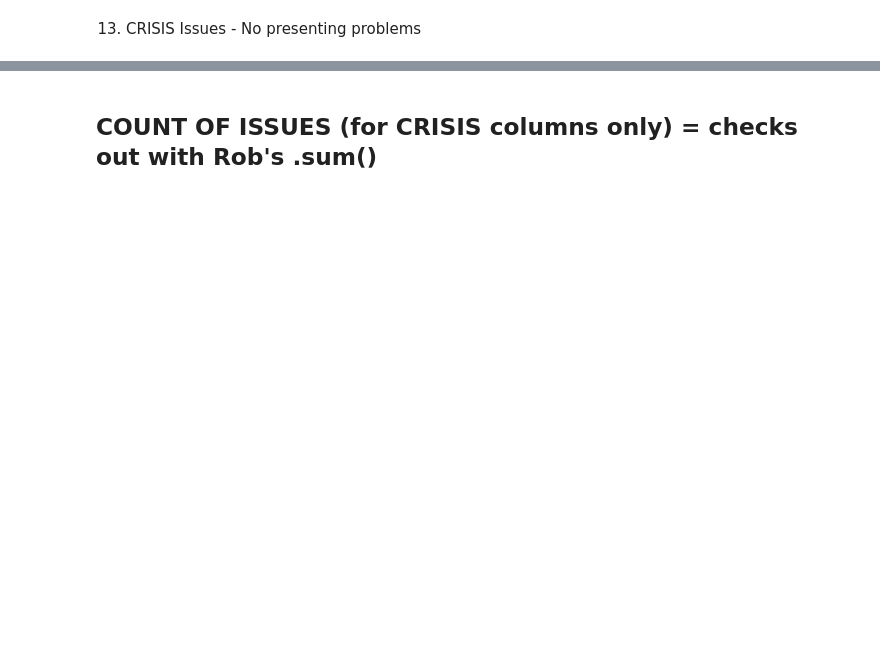
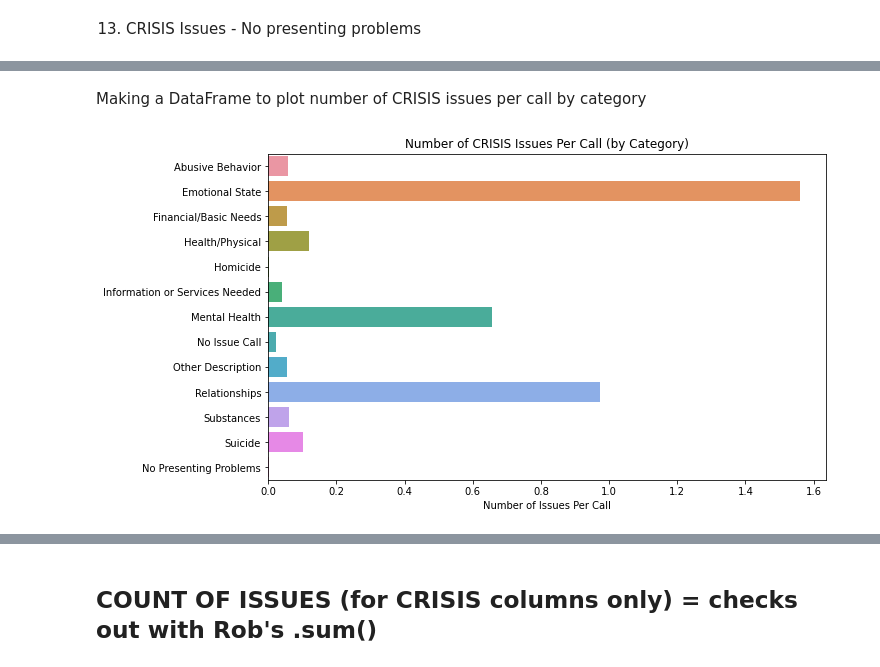
Before and after one commit to NSS-Data-Analytics-Cohort-6/fcs-crisis-data-campers, a Jupyter notebook: notebooks/FCS_project_datacampers.ipynb, the cells around one changed output, grey strips where cells are left out. Drawn from its saved outputs; the diff is of its cells as text; code cells hidden in the pictures; blank space fills up the shorter version.

Commit message:
Plotted num of issues per call and num of issues both by CRISIS issue category

```diff
--- a/notebooks/FCS_project_datacampers.ipynb
+++ b/notebooks/FCS_project_datacampers.ipynb
@@ -300,5 +405,5 @@ ci_counts['Issues_Count_Sub'].sum()
 # %%
-3901/63254 # 0.06 Substances issues per call
+k=3901/63254 # 0.06 Substances issues per call
 # %% [markdown]
 12. CRISIS Issues - Suicide
 # %%
@@ -320,5 +435,5 @@ ci_counts['Issues_Count_Sui'].sum()
 # %%
-6514/63254 # 0.10 Suicide issues per call
+l=6514/63254 # 0.10 Suicide issues per call
 # %% [markdown]
 13. CRISIS Issues - No presenting problems
 # %%
@@ -340,2 +465,24 @@ ci_counts['Issues_Count_NPP'].sum()
 # %%
-234/63254 # 0.004 No presenting problems issues per call
+m=234/63254 # 0.004 No presenting problems issues per call
+# %% [markdown]
+Making a DataFrame to plot number of CRISIS issues per call by category
+# %%
+CRISIS_Issues = ['Abusive Behavior', 'Emotional State','Financial/Basic Needs','Health/Physical','Homicide','Information or Services Needed','Mental Health','No Issue Call','Other Description','Relationships','Substances','Suicide','No Presenting Problems']
+issue_count_by_col = [a,b,c,d,e,f,g,h,i,j,k,l,m]
+
+# icbc = issue count by category
+icbc = pd.DataFrame(list(zip(CRISIS_Issues, issue_count_by_col)),
+                   columns=['Issue_Category','Number_of_Issues_Per_Call'])
+icbc_sorted = icbc.sort_values('Number_of_Issues_Per_Call', ascending=True)
+icbc_sorted
+# %%
+plt.figure(figsize=(10, 6))
+sns.barplot(y=CRISIS_Issues,
+            x=issue_count_by_col,
+            data=icbc_sorted)
+plt.xlabel('Number of Issues Per Call')
+#plt.ylabel('CRISIS Issue Category')
+plt.title('Number of CRISIS Issues Per Call (by Category)');
+# Tried to sort desc but it didn't work
+# %% [output]
+[figure, added]
```
Also changed, not shown: parts of 68 cells of this notebook.
